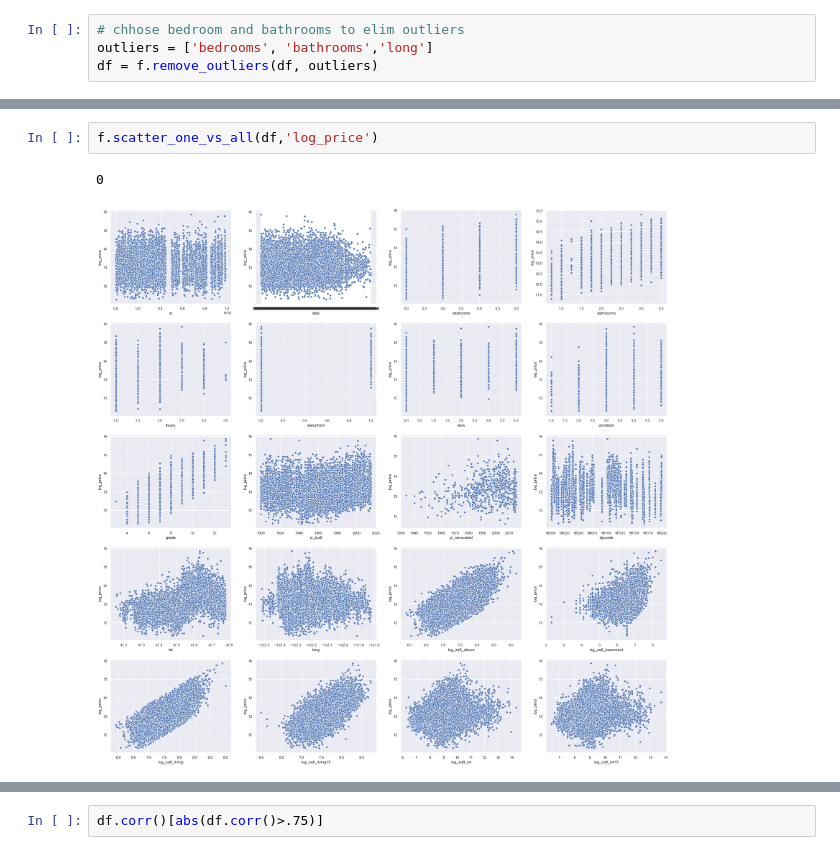
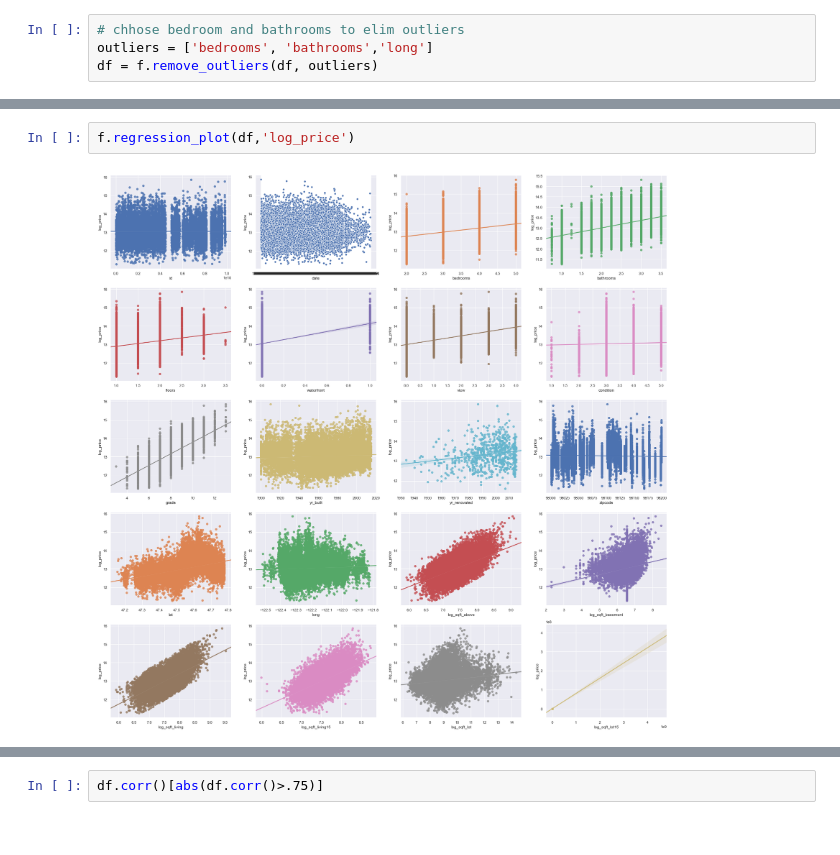
Before and after one commit to matt8955/Mod-1-project, a Jupyter notebook: matt_cleaned_data.ipynb, the cells around one changed output, grey strips where cells are left out. Cells and saved outputs as stored; diff of their text form.

Commit message:
added scatter function

```diff
--- a/matt_cleaned_data.ipynb
+++ b/matt_cleaned_data.ipynb
@@ -225,5 +206,4 @@ memory usage: 3.5+ MB
 # %%
-f.scatter_one_vs_all(df,'log_price')
+f.regression_plot(df,'log_price')
 # %% [output]
-0
-[figure, old version]
+[figure, new version]
```
Also changed, not shown: parts of 8 cells of this notebook, 1 other file.
